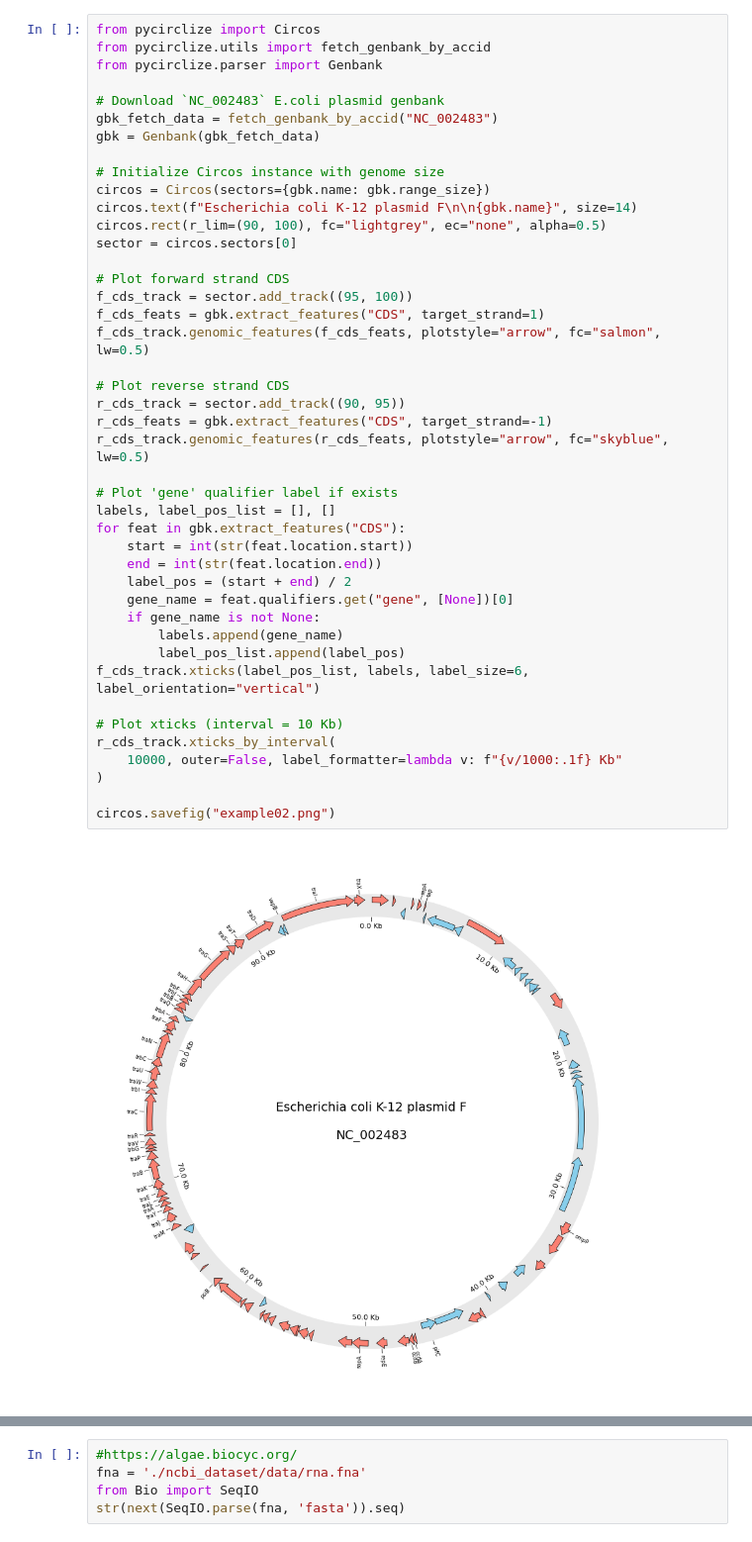
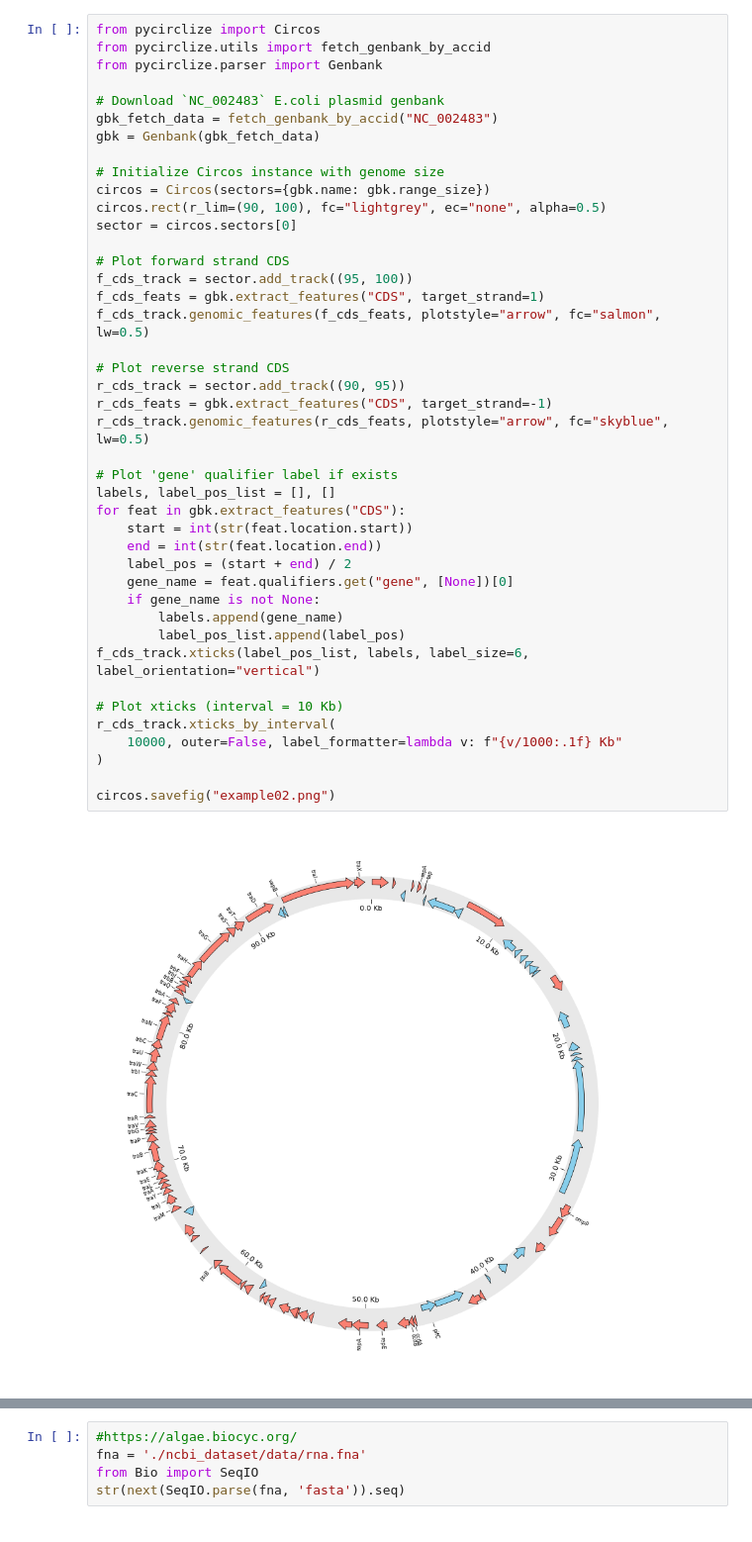
Before and after one commit to adnanwahab/llm-testing, a Jupyter notebook: blue-biotech-crispr-algae.ipynb, the cells around one changed output, grey strips where cells are left out. Shown: that part at 99% size. Cells and saved outputs as stored; diff of their text form.

```diff
--- a/blue-biotech-crispr-algae.ipynb
+++ b/blue-biotech-crispr-algae.ipynb
@@ -9,40 +9,39 @@ gbk = Genbank(gbk_fetch_data)
 
 # Initialize Circos instance with genome size
 circos = Circos(sectors={gbk.name: gbk.range_size})
-circos.text(f"Escherichia coli K-12 plasmid F\n\n{gbk.name}", size=14)
 circos.rect(r_lim=(90, 100), fc="lightgrey", ec="none", alpha=0.5)
 sector = circos.sectors[0]
 
 # Plot forward strand CDS
 f_cds_track = sector.add_track((95, 100))
 f_cds_feats = gbk.extract_features("CDS", target_strand=1)
 f_cds_track.genomic_features(f_cds_feats, plotstyle="arrow", fc="salmon", lw=0.5)
 
 # Plot reverse strand CDS
 r_cds_track = sector.add_track((90, 95))
 r_cds_feats = gbk.extract_features("CDS", target_strand=-1)
 r_cds_track.genomic_features(r_cds_feats, plotstyle="arrow", fc="skyblue", lw=0.5)
 
 # Plot 'gene' qualifier label if exists
 labels, label_pos_list = [], []
 for feat in gbk.extract_features("CDS"):
     start = int(str(feat.location.start))
     end = int(str(feat.location.end))
     label_pos = (start + end) / 2
     gene_name = feat.qualifiers.get("gene", [None])[0]
     if gene_name is not None:
         labels.append(gene_name)
         label_pos_list.append(label_pos)
 f_cds_track.xticks(label_pos_list, labels, label_size=6, label_orientation="vertical")
 
 # Plot xticks (interval = 10 Kb)
 r_cds_track.xticks_by_interval(
     10000, outer=False, label_formatter=lambda v: f"{v/1000:.1f} Kb"
 )
 
 circos.savefig("example02.png")
 # %% [output]
-[figure, old version]
+[figure, new version]
 # %%
 import time
 import ncbi.datasets.openapi
```
Also changed, not shown: parts of 8 cells of this notebook, 2 other files.
